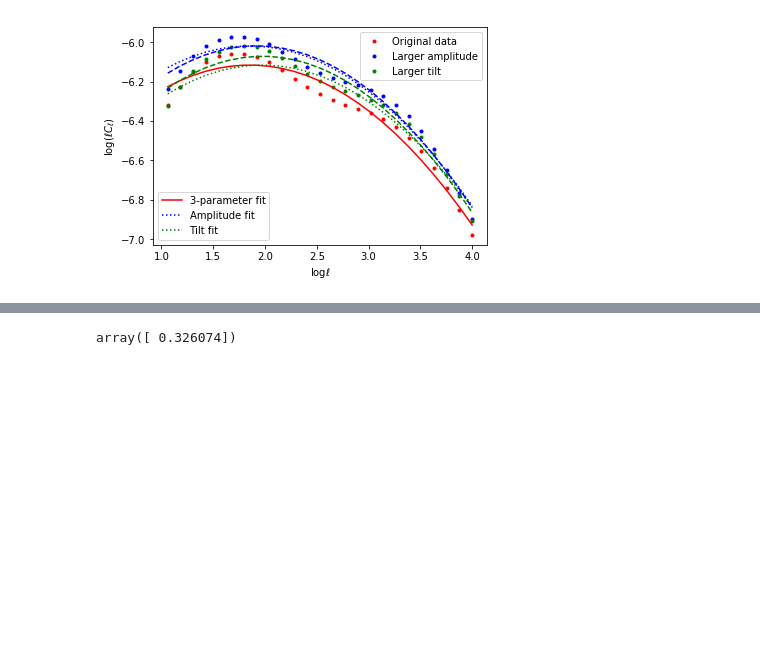
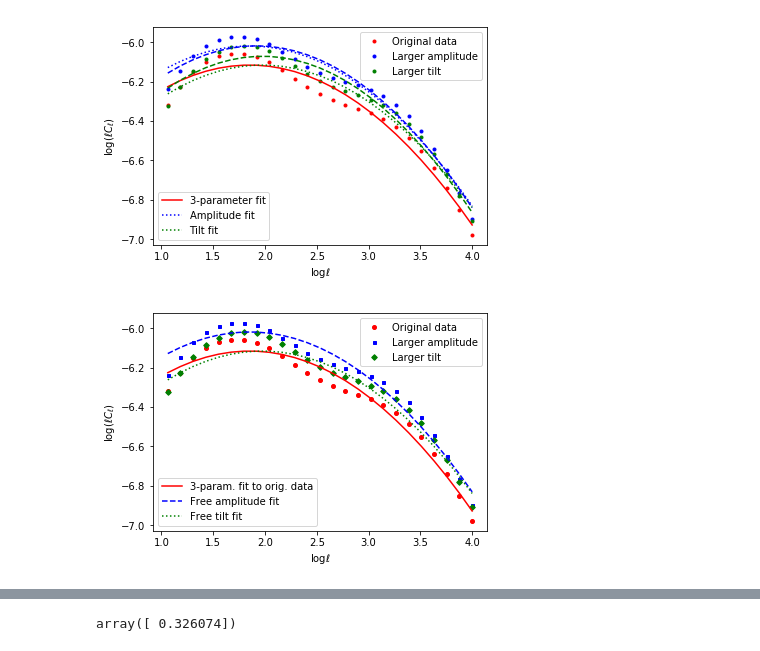
Before and after one commit to emilleishida/CorrMatrix_ABC, a Jupyter notebook: scripts/ABC/WL_Cell_fit.ipynb, the cells around one changed output, grey strips where cells are left out. Saved outputs shown, nothing was run; the diff lists cells and outputs as text; code cells hidden in the pictures; blank space fills up the shorter version.

Commit message:
Updated figure

```diff
--- a/scripts/ABC/WL_Cell_fit.ipynb
+++ b/scripts/ABC/WL_Cell_fit.ipynb
@@ -202,6 +201,33 @@ text_x = plt.xlabel('$\log \ell$')
 text_y = plt.ylabel('$\log(\ell C_\ell)$')
 # %% [output]
 [figure]
+# %%
+msize = 8
+d1, = plt.plot(logell, logCell + logell, 'r.', markersize=msize)
+d2, = plt.plot(logell_ps, logCell_ps + logell, 'bs', markersize=msize-5)
+d3, = plt.plot(logell_pO, logCell_pO + logell, 'gD', markersize=msize-4)
+
+f1, = plt.plot(logell, quadratic(logell, *popt), 'r-')
+f2, = plt.plot(logell_ps, quadratic_c(logell_ps, *popt_ps_A), 'b--')
+f3, = plt.plot(logell_pO, quadratic_u0(logell_pO, *popt_pO_x0), 'g:')
+
+#plt.plot(logell_ps, quadratic(logell_ps, *popt_ps), 'b--')
+#plt.plot(logell_pO, quadratic(logell_pO, *popt_pO), 'g--')
+
+plot_data  = [d1, d2, d3]
+label_data = ['Original data', 'Larger amplitude', 'Larger tilt']
+leg_data   = plt.legend(plot_data, label_data, loc=1)
+
+plot_fit  = [f1, f2, f3]
+label_fit = ['3-param. fit to orig. data', 'Free amplitude fit', 'Free tilt fit']
+leg_fit   = plt.legend(plot_fit, label_fit, loc=3)
+
+plt.gca().add_artist(leg_data)
+
+text_x = plt.xlabel('$\log \ell$')
+text_y = plt.ylabel('$\log(\ell C_\ell)$')
+# %% [output]
+[figure, added]
 # %%
 popt[0], s8_fid
 # %% [output]
```
Also changed, not shown: parts of 6 cells of this notebook.
